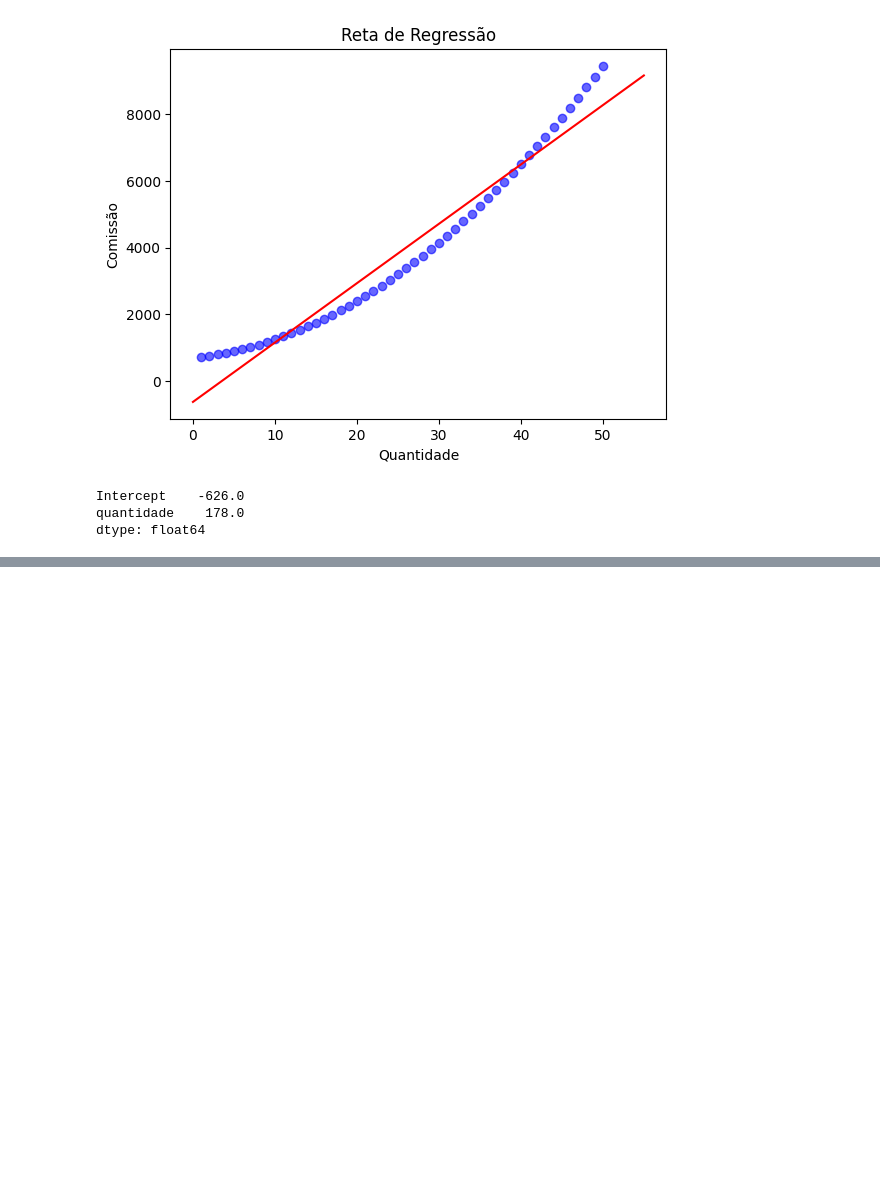
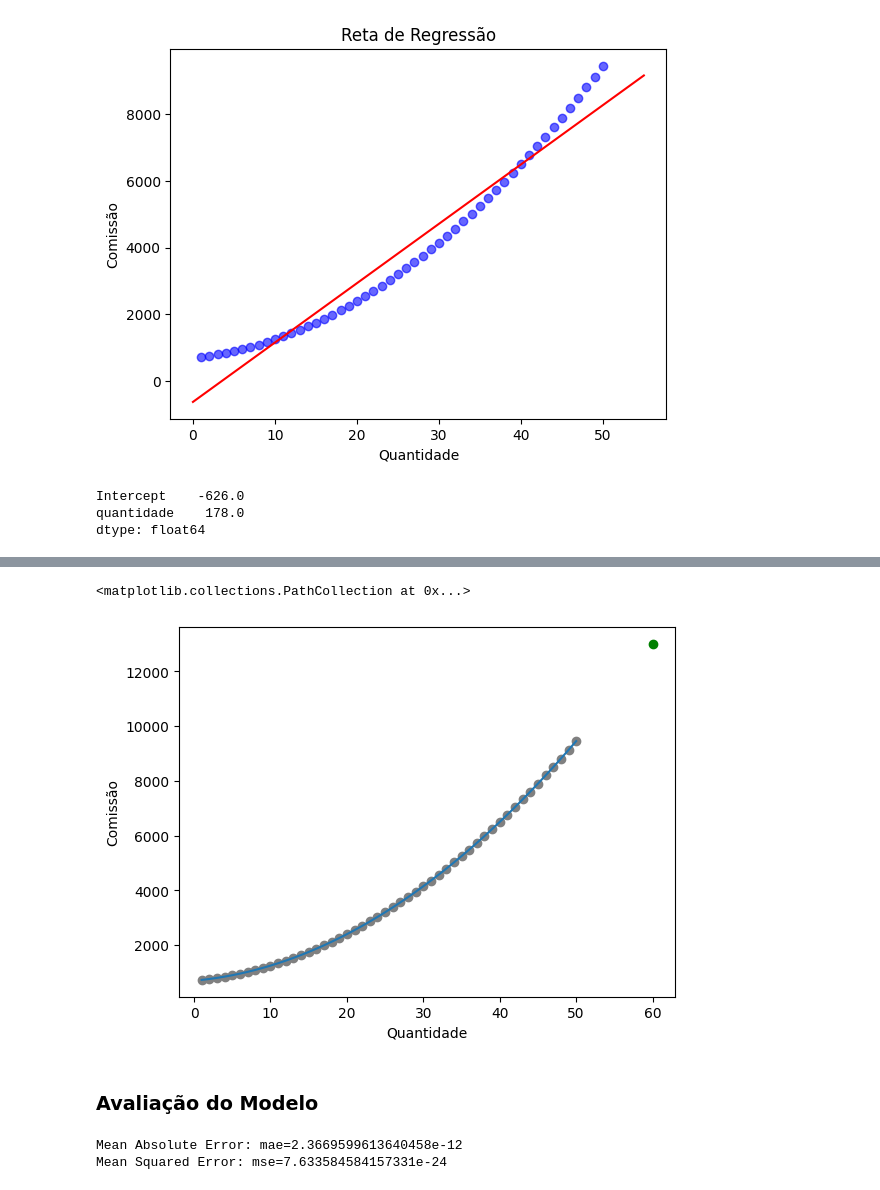
Before and after one commit to MaxVieiraSantiago/Machine-Learning-Algorithms, a Jupyter notebook: Polinomial Regression/Regressão_Polinomial.ipynb, the cells around one changed output, grey strips where cells are left out. Saved outputs shown, nothing was run; the diff lists cells and outputs as text; code cells hidden in the pictures; blank space fills up the shorter version.

```diff
--- a/Polinomial Regression/Regressão_Polinomial.ipynb
+++ b/Polinomial Regression/Regressão_Polinomial.ipynb
@@ -157,0 +290,2 @@ dtype: float64
+# %%
+y_pred = modelo_sk.predict(X_poly)
@@ -157,0 +319,11 @@ dtype: float64
+# %%
+plt.scatter(X, y, c='gray')
+plt.xlabel('Quantidade')
+plt.ylabel('Comissão')
+plt.plot(X, y_pred)
+plt.scatter( 60, previsao, c='green')
+# %% [output]
+<matplotlib.collections.PathCollection at 0x...>
+[figure, added]
+# %% [markdown]
+### **Avaliação do Modelo**
@@ -157,0 +335,6 @@ dtype: float64
+# %%
+print(f"Mean Absolute Error: {mae=}")
+print(f"Mean Squared Error: {mse=}")
+# %% [output]
+Mean Absolute Error: mae=2.3669599613640458e-12
+Mean Squared Error: mse=7.633584584157331e-24
```
Also changed, not shown: parts of 28 cells of this notebook.
